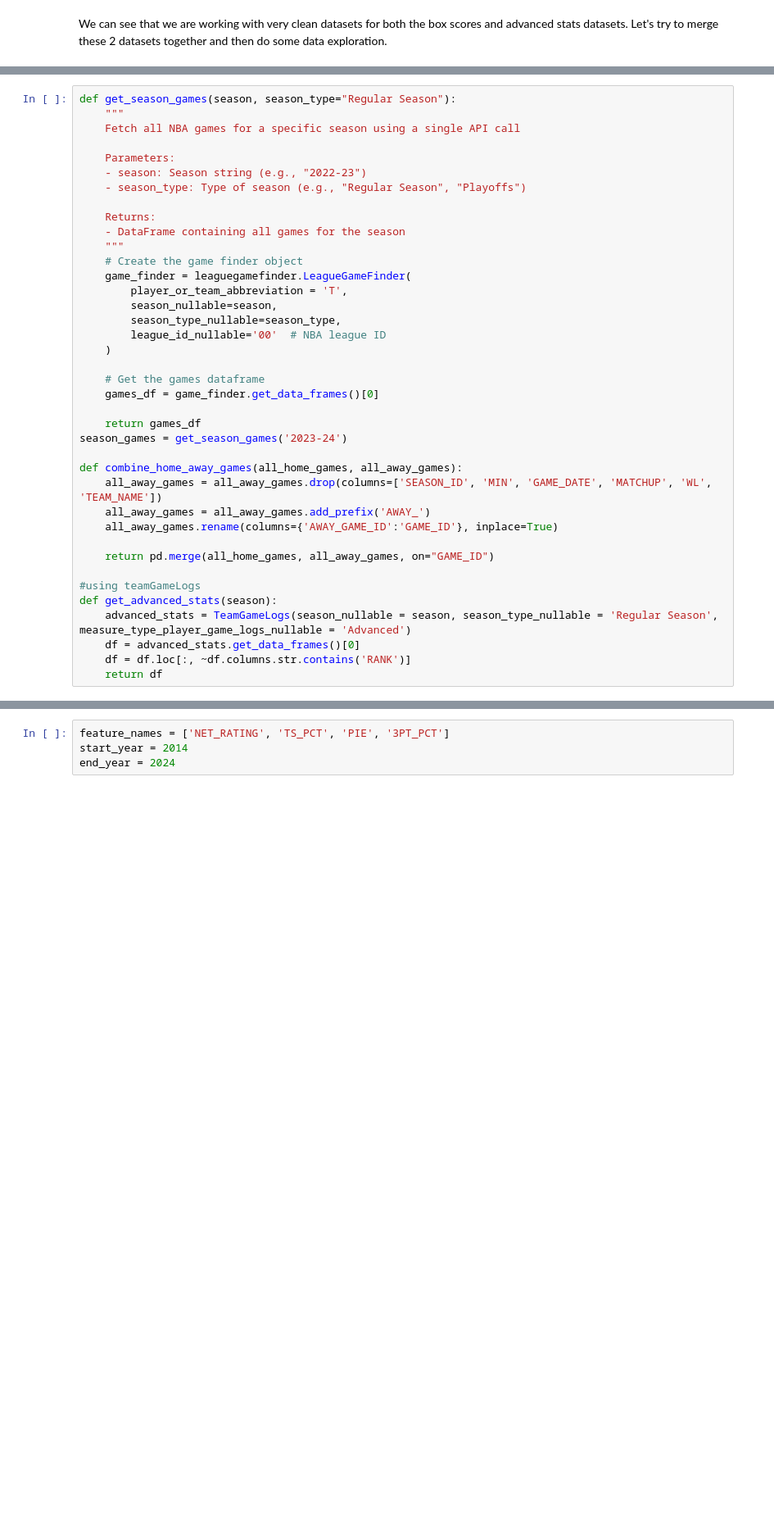
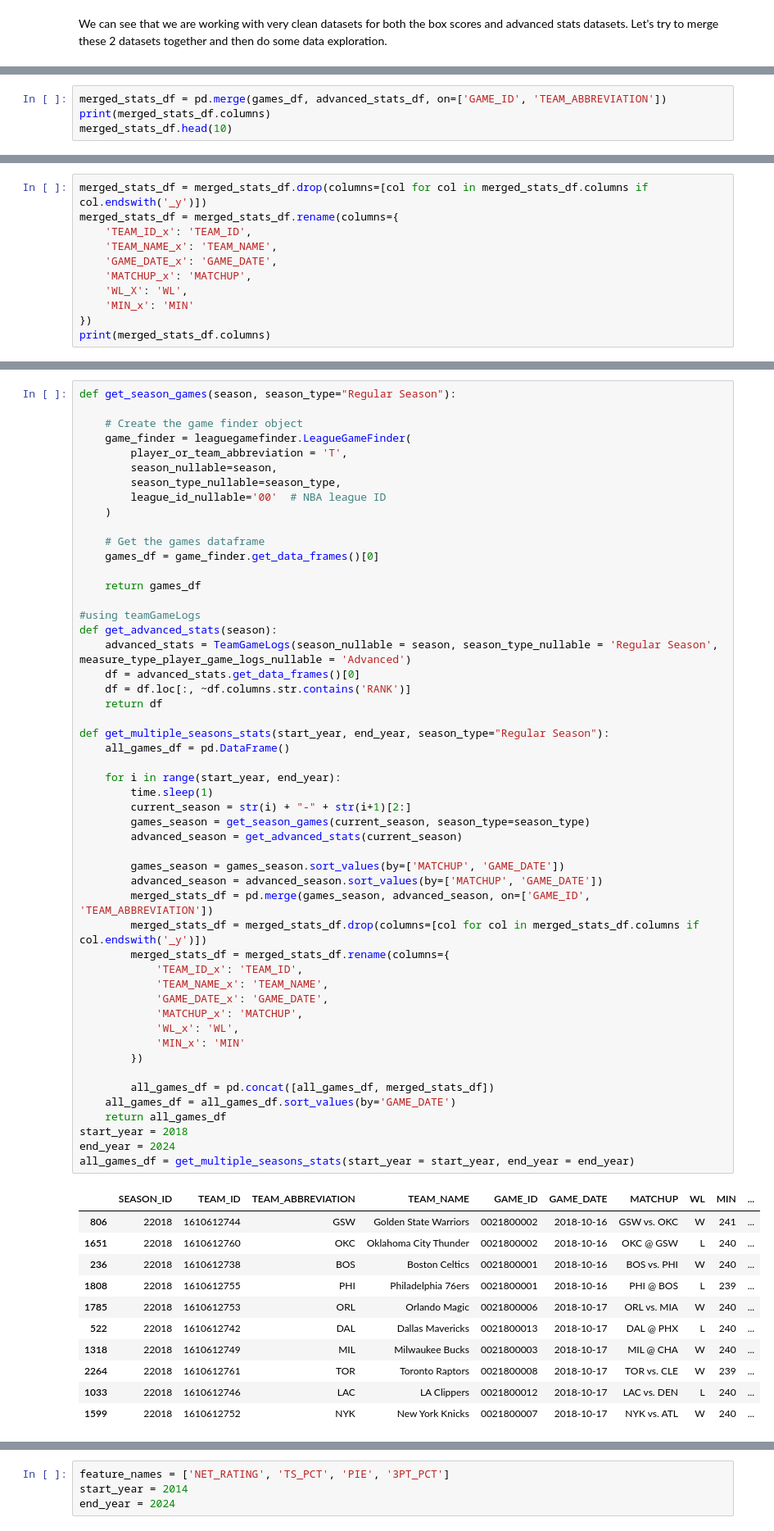
Before and after one commit to jeffreyzhao32/NBA_prediction_model, a Jupyter notebook: NBA_prediction.ipynb, the cells around one changed output, grey strips where cells are left out. Shown at 82% size. Cells and saved outputs as stored; diff of their text form; blank space fills up the shorter version.

Commit message:
finished refractoring data collection

```diff
--- a/NBA_prediction.ipynb
+++ b/NBA_prediction.ipynb
@@ -139,0 +149,4 @@ We can see that we are working with very clean datasets for both the box scores
+# %%
+merged_stats_df = pd.merge(games_df, advanced_stats_df, on=['GAME_ID', 'TEAM_ABBREVIATION'])
+print(merged_stats_df.columns)
+merged_stats_df.head(10)
@@ -139,0 +179,11 @@ We can see that we are working with very clean datasets for both the box scores
+# %%
+merged_stats_df = merged_stats_df.drop(columns=[col for col in merged_stats_df.columns if col.endswith('_y')])
+merged_stats_df = merged_stats_df.rename(columns={
+    'TEAM_ID_x': 'TEAM_ID',
+    'TEAM_NAME_x': 'TEAM_NAME',
+    'GAME_DATE_x': 'GAME_DATE',
+    'MATCHUP_x': 'MATCHUP',
+    'WL_X': 'WL',
+    'MIN_x': 'MIN'
+})
+print(merged_stats_df.columns)
@@ -140,39 +202,63 @@ We can see that we are working with very clean datasets for both the box scores
 # %%
 def get_season_games(season, season_type="Regular Season"):
-    """
-    Fetch all NBA games for a specific season using a single API call
 
-    Parameters:
-    - season: Season string (e.g., "2022-23")
-    - season_type: Type of season (e.g., "Regular Season", "Playoffs")
-
-    Returns:
-    - DataFrame containing all games for the season
-    """
     # Create the game finder object
     game_finder = leaguegamefinder.LeagueGameFinder(
         player_or_team_abbreviation = 'T',
         season_nullable=season,
         season_type_nullable=season_type,
         league_id_nullable='00'  # NBA league ID
     )
 
     # Get the games dataframe
     games_df = game_finder.get_data_frames()[0]
 
     return games_df
-season_games = get_season_games('2023-24')
-
-def combine_home_away_games(all_home_games, all_away_games):
-    all_away_games = all_away_games.drop(columns=['SEASON_ID', 'MIN', 'GAME_DATE', 'MATCHUP', 'WL', 'TEAM_NAME'])
-    all_away_games = all_away_games.add_prefix('AWAY_')
-    all_away_games.rename(columns={'AWAY_GAME_ID':'GAME_ID'}, inplace=True)
-
-    return pd.merge(all_home_games, all_away_games, on="GAME_ID")
 
 #using teamGameLogs
 def get_advanced_stats(season):
     advanced_stats = TeamGameLogs(season_nullable = season, season_type_nullable = 'Regular Season', measure_type_player_game_logs_nullable = 'Advanced')
     df = advanced_stats.get_data_frames()[0]
     df = df.loc[:, ~df.columns.str.contains('RANK')]
     return df
+
+def get_multiple_seasons_stats(start_year, end_year, season_type="Regular Season"):
+    all_games_df = pd.DataFrame()
+
+    for i in range(start_year, end_year):
+        time.sleep(1)
+        current_season = str(i) + "-" + str(i+1)[2:]
+        games_season = get_season_games(current_season, season_type=season_type)
+        advanced_season = get_advanced_stats(current_season)
+
+        games_season = games_season.sort_values(by=['MATCHUP', 'GAME_DATE'])
+        advanced_season = advanced_season.sort_values(by=['MATCHUP', 'GAME_DATE'])
+        merged_stats_df = pd.merge(games_season, advanced_season, on=['GAME_ID', 'TEAM_ABBREVIATION'])
+        merged_stats_df = merged_stats_df.drop(columns=[col for col in merged_stats_df.columns if col.endswith('_y')])
+        merged_stats_df = merged_stats_df.rename(columns={
+            'TEAM_ID_x': 'TEAM_ID',
+            'TEAM_NAME_x': 'TEAM_NAME',
+            'GAME_DATE_x': 'GAME_DATE',
+            'MATCHUP_x': 'MATCHUP',
+            'WL_x': 'WL',
+            'MIN_x': 'MIN'
+        })
+
+        all_games_df = pd.concat([all_games_df, merged_stats_df])
+    all_games_df = all_games_df.sort_values(by='GAME_DATE')
+    return all_games_df
+start_year = 2018
+end_year = 2024
+all_games_df = get_multiple_seasons_stats(start_year = start_year, end_year = end_year)
+# %% [output]
+|  | SEASON_ID | TEAM_ID | TEAM_ABBREVIATION | TEAM_NAME | GAME_ID | GAME_DATE | MATCHUP | WL | MIN | ... |
+| 806 | 22018 | 1610612744 | GSW | Golden State Warriors | 0021800002 | 2018-10-16 | GSW vs. OKC | W | 241 | ... |
+| 1651 | 22018 | 1610612760 | OKC | Oklahoma City Thunder | 0021800002 | 2018-10-16 | OKC @ GSW | L | 240 | ... |
+| 236 | 22018 | 1610612738 | BOS | Boston Celtics | 0021800001 | 2018-10-16 | BOS vs. PHI | W | 240 | ... |
+| 1808 | 22018 | 1610612755 | PHI | Philadelphia 76ers | 0021800001 | 2018-10-16 | PHI @ BOS | L | 239 | ... |
+| 1785 | 22018 | 1610612753 | ORL | Orlando Magic | 0021800006 | 2018-10-17 | ORL vs. MIA | W | 240 | ... |
+| 522 | 22018 | 1610612742 | DAL | Dallas Mavericks | 0021800013 | 2018-10-17 | DAL @ PHX | L | 240 | ... |
+| 1318 | 22018 | 1610612749 | MIL | Milwaukee Bucks | 0021800003 | 2018-10-17 | MIL @ CHA | W | 240 | ... |
+| 2264 | 22018 | 1610612761 | TOR | Toronto Raptors | 0021800008 | 2018-10-17 | TOR vs. CLE | W | 239 | ... |
+| 1033 | 22018 | 1610612746 | LAC | LA Clippers | 0021800012 | 2018-10-17 | LAC vs. DEN | L | 240 | ... |
+| 1599 | 22018 | 1610612752 | NYK | New York Knicks | 0021800007 | 2018-10-17 | NYK vs. ATL | W | 240 | ... |
```
Also changed, not shown: parts of 13 cells of this notebook.
